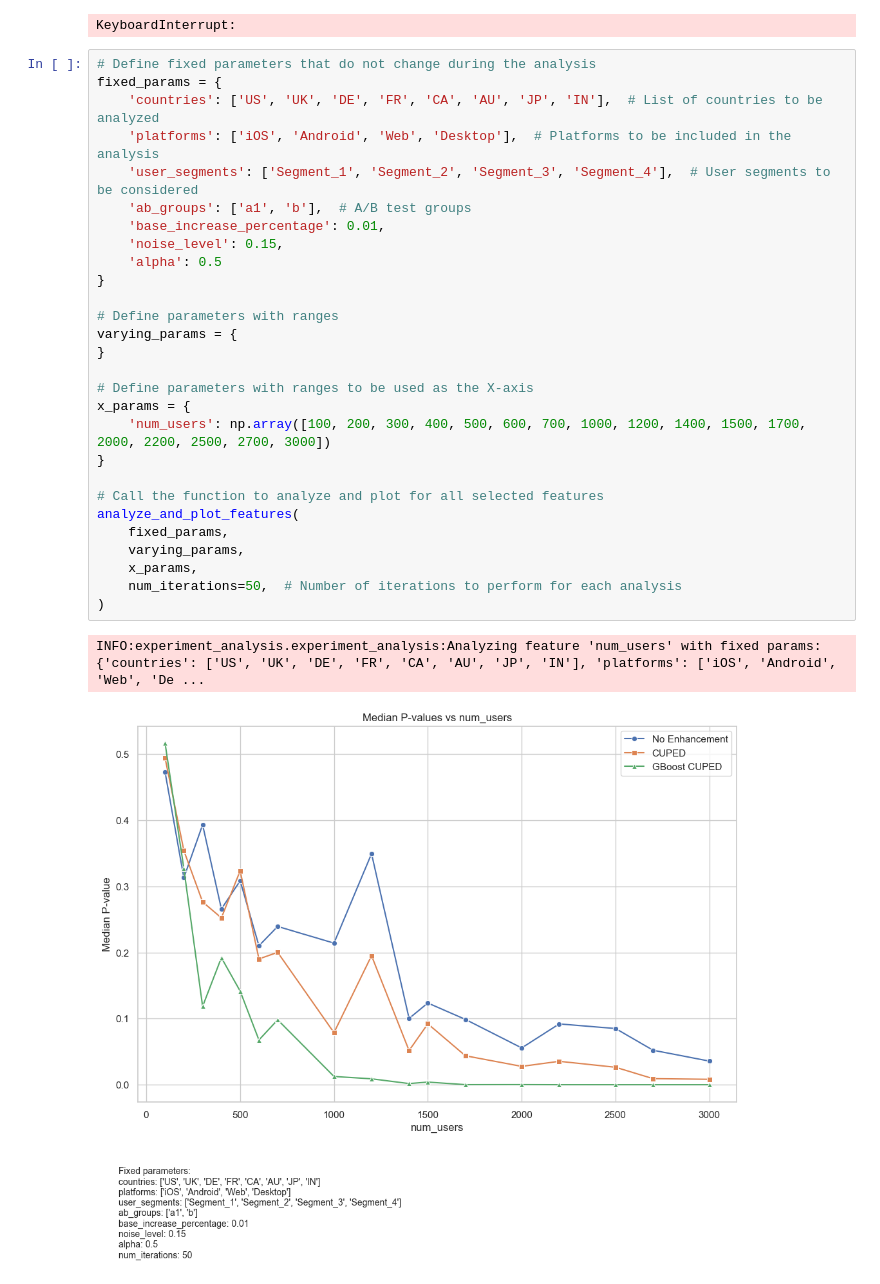
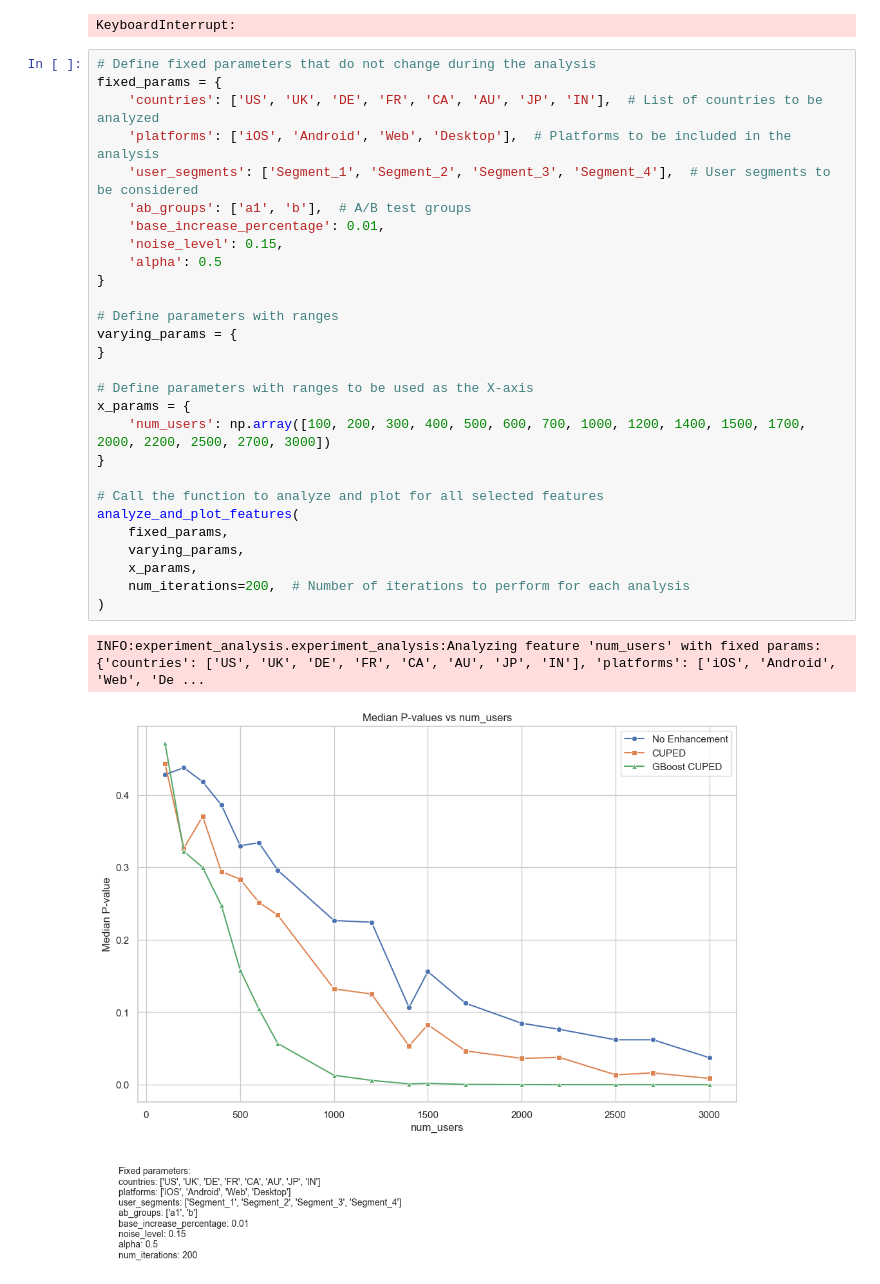
Before and after one commit to dmitry-brazhenko/ab-test-advanced-toolkit, a Jupyter notebook: examples/research.ipynb, the cells around one changed output. Drawn from its saved outputs; the diff is of its cells as text.

```diff
--- a/examples/research.ipynb
+++ b/examples/research.ipynb
@@ -40,31 +40,31 @@ KeyboardInterrupt:
 # %%
 # Define fixed parameters that do not change during the analysis
 fixed_params = {
     'countries': ['US', 'UK', 'DE', 'FR', 'CA', 'AU', 'JP', 'IN'],  # List of countries to be analyzed
     'platforms': ['iOS', 'Android', 'Web', 'Desktop'],  # Platforms to be included in the analysis
     'user_segments': ['Segment_1', 'Segment_2', 'Segment_3', 'Segment_4'],  # User segments to be considered
     'ab_groups': ['a1', 'b'],  # A/B test groups
     'base_increase_percentage': 0.01,
     'noise_level': 0.15,
     'alpha': 0.5
 }
 
 # Define parameters with ranges
 varying_params = {
 }
 
 # Define parameters with ranges to be used as the X-axis
 x_params = {
     'num_users': np.array([100, 200, 300, 400, 500, 600, 700, 1000, 1200, 1400, 1500, 1700, 2000, 2200, 2500, 2700, 3000])
 }
 
 # Call the function to analyze and plot for all selected features
 analyze_and_plot_features(
     fixed_params,
     varying_params,
     x_params,
-    num_iterations=50,  # Number of iterations to perform for each analysis
+    num_iterations=200,  # Number of iterations to perform for each analysis
 )
 # %% [output]
 INFO:experiment_analysis.experiment_analysis:Analyzing feature 'num_users' with fixed params: {'countries': ['US', 'UK', 'DE', 'FR', 'CA', 'AU', 'JP', 'IN'], 'platforms': ['iOS', 'Android', 'Web', 'De ...
-[figure, old version]
+[figure, new version]
```
Also changed, not shown: parts of 1 cell of this notebook, 2 other files.
